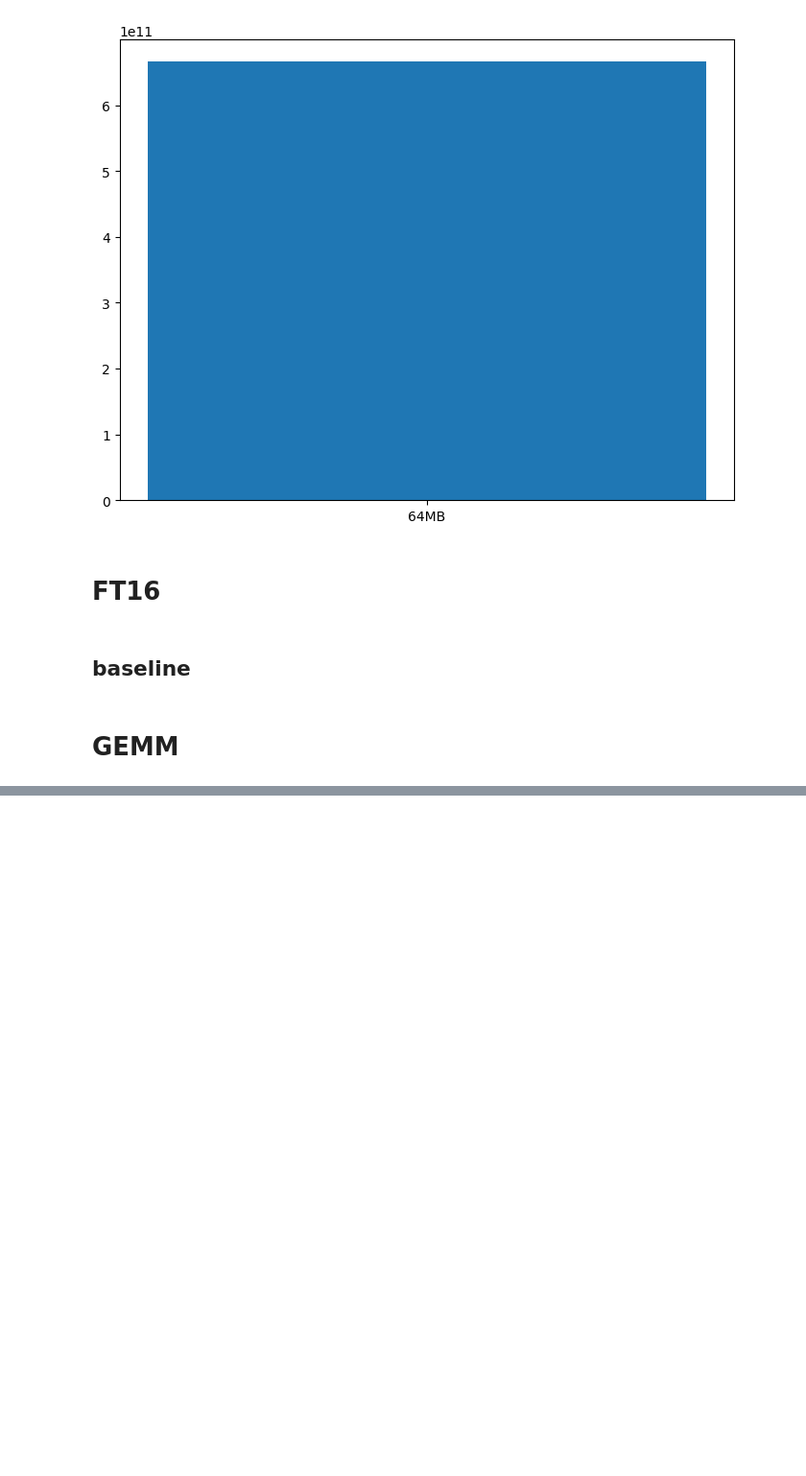
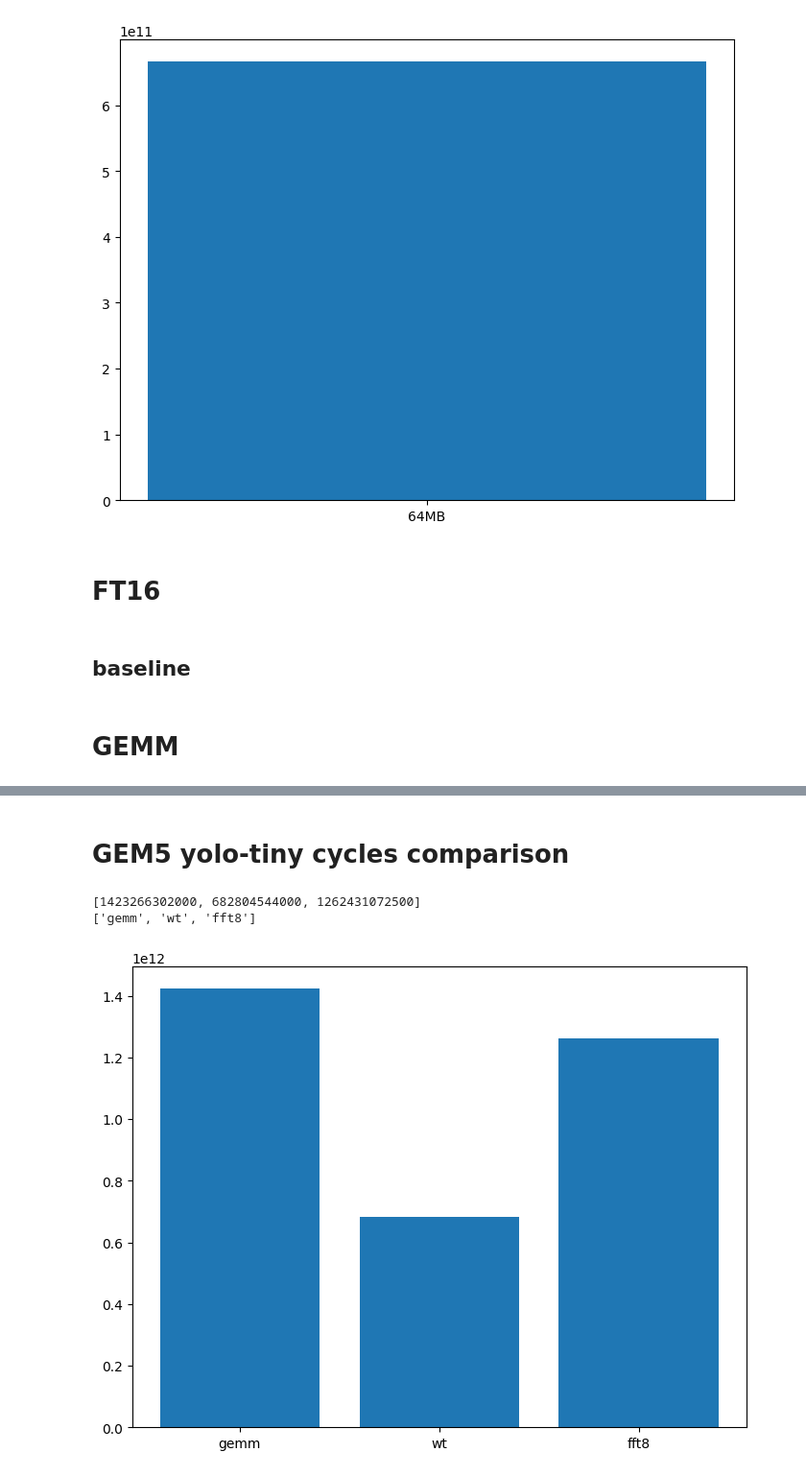
Before and after one commit to antfor/Masters-darknet, a Jupyter notebook: gem5-ARM-Benchmarks.ipynb, the cells around one changed output, grey strips where cells are left out. Shown: that part at 96% size. Cells and saved outputs as stored; diff of their text form; code cells hidden in the pictures; blank space fills up the shorter version.

```diff
--- a/gem5-ARM-Benchmarks.ipynb
+++ b/gem5-ARM-Benchmarks.ipynb
@@ -613,0 +1063,32 @@ readandplot(gemmResult[0],chaceSizes,setupnppticks_npp)
+# %%
+def plot_stuff():
+    k = 1191142848500
+    Result = [2614409150500-k,1873947392500-k,2453573921000-k]
+    alg = ['gemm','wt','fft8']
+
+    fig = plt.figure()
+    ax = fig.add_axes([0,0,1,1])
+    print(Result)
+    print(alg)
+    ax.bar(alg,Result)
+    plt.show()
+
+def plot_rel_stuff():
+    k = 1191142848500
+    Result = [(2614409150500-k)/(2453573921000-k),(1873947392500-k)/(2453573921000-k),(2453573921000-k)/(2453573921000-k)]
+    alg = ['gemm','wt','fft8']
+
+    fig = plt.figure()
+    ax = fig.add_axes([0,0,1,1])
+    print(Result)
+    print(alg)
+    ax.bar(alg,Result)
+    plt.show()
+# %% [markdown]
+# GEM5 yolo-tiny cycles comparison
+# %%
+plot_stuff()
+# %% [output]
+[1423266302000, 682804544000, 1262431072500]
+['gemm', 'wt', 'fft8']
+[figure, added]
```
Also changed, not shown: parts of 9 cells of this notebook, 1 other file.
